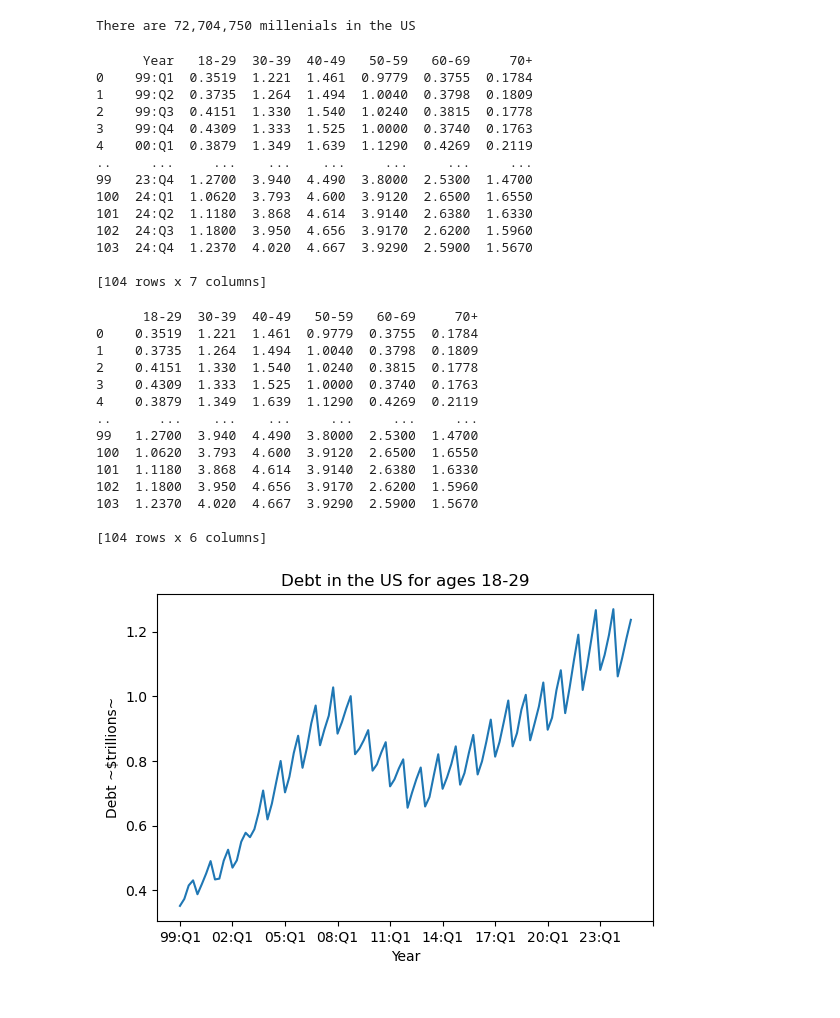
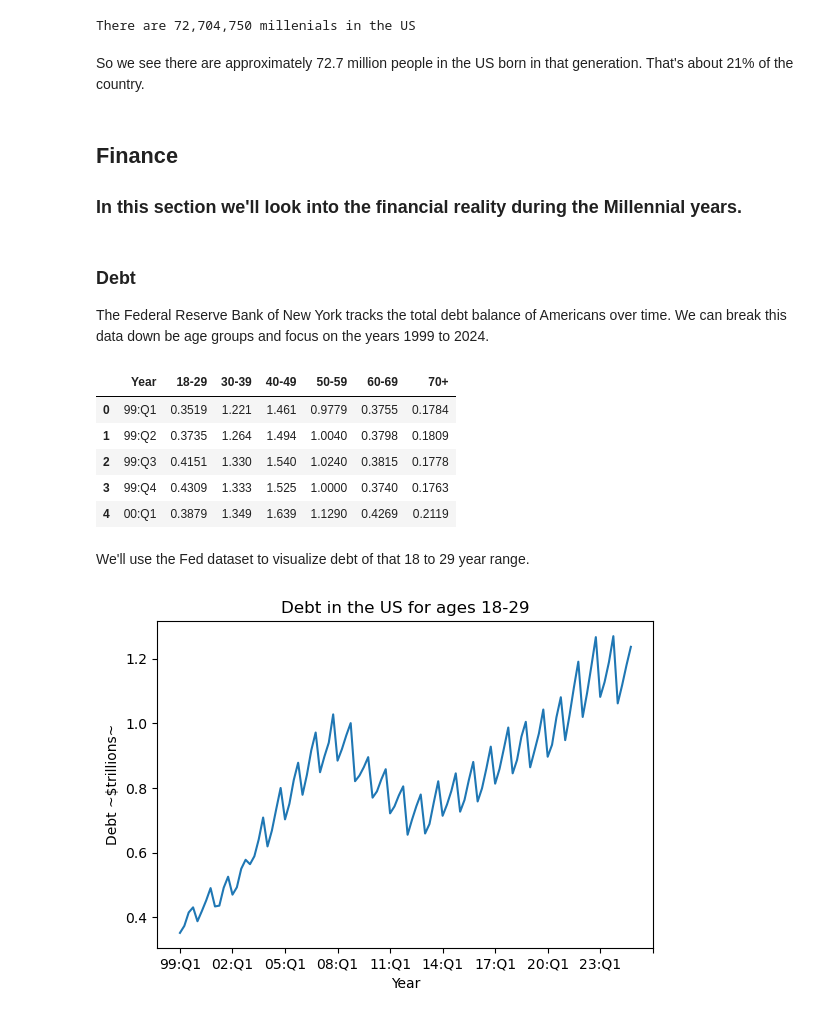
Before and after one commit to Mhuffman-Code/DA-Pathway-Project, a Jupyter notebook: code.ipynb, the cells around one changed output. Cells and saved outputs as stored; diff of their text form; code cells hidden in the pictures.

```diff
--- a/code.ipynb
+++ b/code.ipynb
@@ -37,43 +49,35 @@ all_mill_2023 = all_mill['~Population 2023'].sum()
 print(f"There are {all_mill_2023:,d} millenials in the US")
 # %% [output]
 There are 72,704,750 millenials in the US
+# %% [markdown]
+So we see there are approximately 72.7 million people in the US born in that generation. That's about 21% of the country.
+# %% [markdown]
+## Finance
+
+### In this section we'll look into the financial reality during the Millennial years.
+# %% [markdown]
+
+
+### Debt
+
+The Federal Reserve Bank of New York tracks the total debt balance of Americans over time.
+We can break this data down be age groups and focus on the years 1999 to 2024.
 # %%
 #Read and clean Debt (in trillions) data starting in 1999
+
 df_debt = pd.read_excel('data_files/02-Household Debt and Credit Report 2024.xlsx', sheet_name='Page 20 Data')
-print(df_debt)
+df_debt.head()
 # %% [output]
-      Year   18-29  30-39  40-49   50-59   60-69     70+
-0    99:Q1  0.3519  1.221  1.461  0.9779  0.3755  0.1784
-1    99:Q2  0.3735  1.264  1.494  1.0040  0.3798  0.1809
-2    99:Q3  0.4151  1.330  1.540  1.0240  0.3815  0.1778
-3    99:Q4  0.4309  1.333  1.525  1.0000  0.3740  0.1763
-4    00:Q1  0.3879  1.349  1.639  1.1290  0.4269  0.2119
-..     ...     ...    ...    ...     ...     ...     ...
-99   23:Q4  1.2700  3.940  4.490  3.8000  2.5300  1.4700
-100  24:Q1  1.0620  3.793  4.600  3.9120  2.6500  1.6550
-101  24:Q2  1.1180  3.868  4.614  3.9140  2.6380  1.6330
-102  24:Q3  1.1800  3.950  4.656  3.9170  2.6200  1.5960
-103  24:Q4  1.2370  4.020  4.667  3.9290  2.5900  1.5670
-
-[104 rows x 7 columns]
+|  | Year | 18-29 | 30-39 | 40-49 | 50-59 | 60-69 | 70+ |
+| 0 | 99:Q1 | 0.3519 | 1.221 | 1.461 | 0.9779 | 0.3755 | 0.1784 |
+| 1 | 99:Q2 | 0.3735 | 1.264 | 1.494 | 1.0040 | 0.3798 | 0.1809 |
+| 2 | 99:Q3 | 0.4151 | 1.330 | 1.540 | 1.0240 | 0.3815 | 0.1778 |
+| 3 | 99:Q4 | 0.4309 | 1.333 | 1.525 | 1.0000 | 0.3740 | 0.1763 |
+| 4 | 00:Q1 | 0.3879 | 1.349 | 1.639 | 1.1290 | 0.4269 | 0.2119 |
+# %% [markdown]
+We'll use the Fed dataset to visualize debt of that 18 to 29 year range.
 # %%
-#define x and y
+#define x and y for our plot
 y = df_debt.drop(df_debt.columns[0], axis=1)
 x = df_debt[['Year']]
-print(y)
-# %% [output]
-      18-29  30-39  40-49   50-59   60-69     70+
-0    0.3519  1.221  1.461  0.9779  0.3755  0.1784
-1    0.3735  1.264  1.494  1.0040  0.3798  0.1809
-2    0.4151  1.330  1.540  1.0240  0.3815  0.1778
-3    0.4309  1.333  1.525  1.0000  0.3740  0.1763
-4    0.3879  1.349  1.639  1.1290  0.4269  0.2119
-..      ...    ...    ...     ...     ...     ...
-99   1.2700  3.940  4.490  3.8000  2.5300  1.4700
-100  1.0620  3.793  4.600  3.9120  2.6500  1.6550
-101  1.1180  3.868  4.614  3.9140  2.6380  1.6330
-102  1.1800  3.950  4.656  3.9170  2.6200  1.5960
-103  1.2370  4.020  4.667  3.9290  2.5900  1.5670
-
-[104 rows x 6 columns]
 # %%
```
Also changed, not shown: parts of 26 cells of this notebook.
